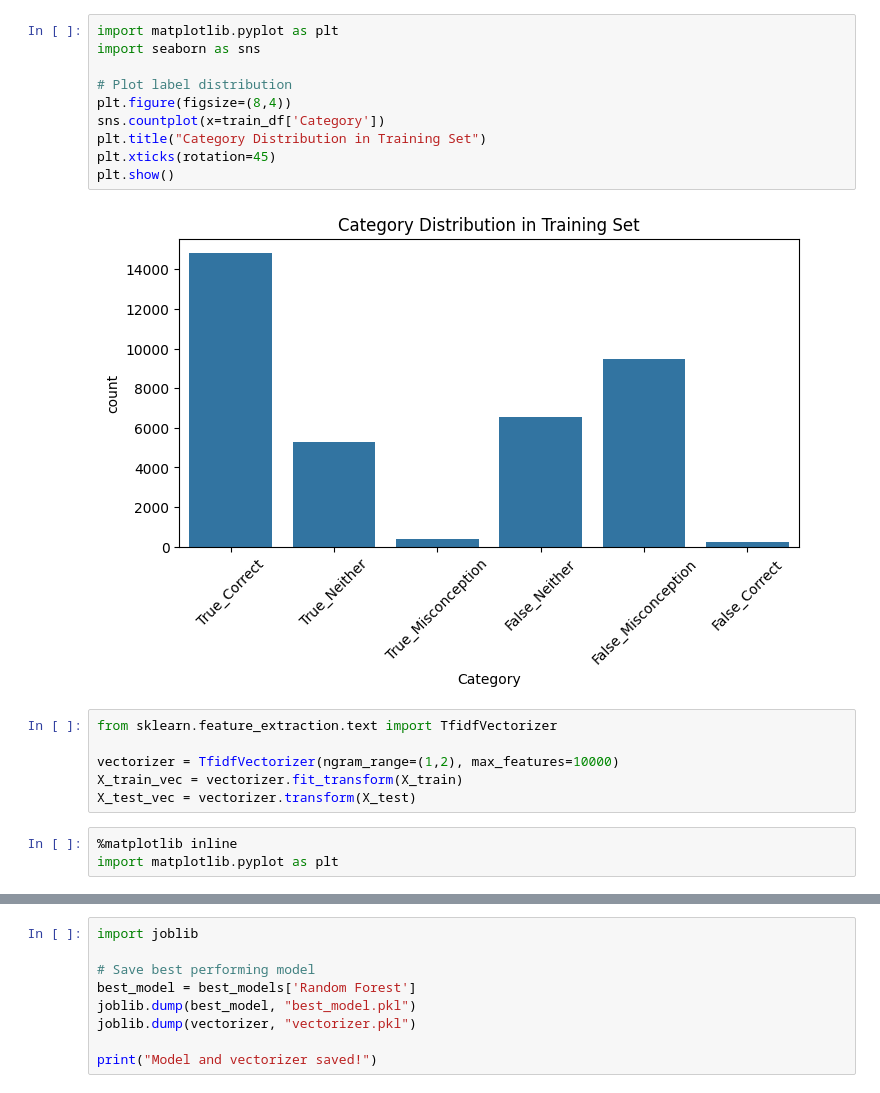
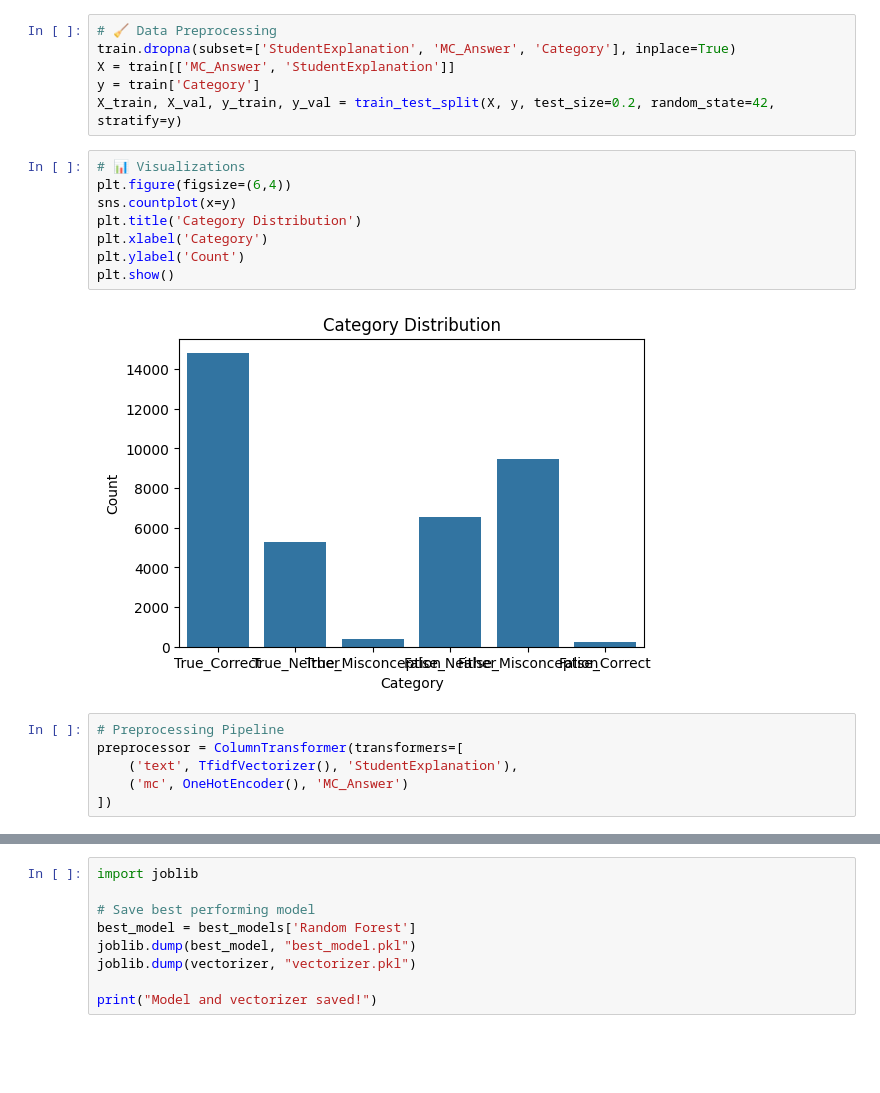
Before and after one commit to Radeeshani/student_explanation_classification, a Jupyter notebook: map-charting-student-math-misunderstandings/student_explanation_classification.ipynb, the cells around one changed output, grey strips where cells are left out. Cells and saved outputs as stored; diff of their text form; blank space fills up the shorter version.

```diff
--- a/map-charting-student-math-misunderstandings/student_explanation_classification.ipynb
+++ b/map-charting-student-math-misunderstandings/student_explanation_classification.ipynb
@@ -83,22 +30,23 @@ label_map
 # %%
-import matplotlib.pyplot as plt
-import seaborn as sns
-
-# Plot label distribution
-plt.figure(figsize=(8,4))
-sns.countplot(x=train_df['Category'])
-plt.title("Category Distribution in Training Set")
-plt.xticks(rotation=45)
-plt.show()
+# 🧹 Data Preprocessing
+train.dropna(subset=['StudentExplanation', 'MC_Answer', 'Category'], inplace=True)
+X = train[['MC_Answer', 'StudentExplanation']]
+y = train['Category']
+X_train, X_val, y_train, y_val = train_test_split(X, y, test_size=0.2, random_state=42, stratify=y)
-# %% [output]
-[figure, removed]
 # %%
-from sklearn.feature_extraction.text import TfidfVectorizer
-
-vectorizer = TfidfVectorizer(ngram_range=(1,2), max_features=10000)
-X_train_vec = vectorizer.fit_transform(X_train)
-X_test_vec = vectorizer.transform(X_test)
+# 📊 Visualizations
+plt.figure(figsize=(6,4))
+sns.countplot(x=y)
+plt.title('Category Distribution')
+plt.xlabel('Category')
+plt.ylabel('Count')
+plt.show()
+# %% [output]
+[figure, added]
 # %%
-%matplotlib inline
-import matplotlib.pyplot as plt
+# Preprocessing Pipeline
+preprocessor = ColumnTransformer(transformers=[
+    ('text', TfidfVectorizer(), 'StudentExplanation'),
+    ('mc', OneHotEncoder(), 'MC_Answer')
+])
 # %%
```
Also changed, not shown: parts of 7 cells of this notebook.
